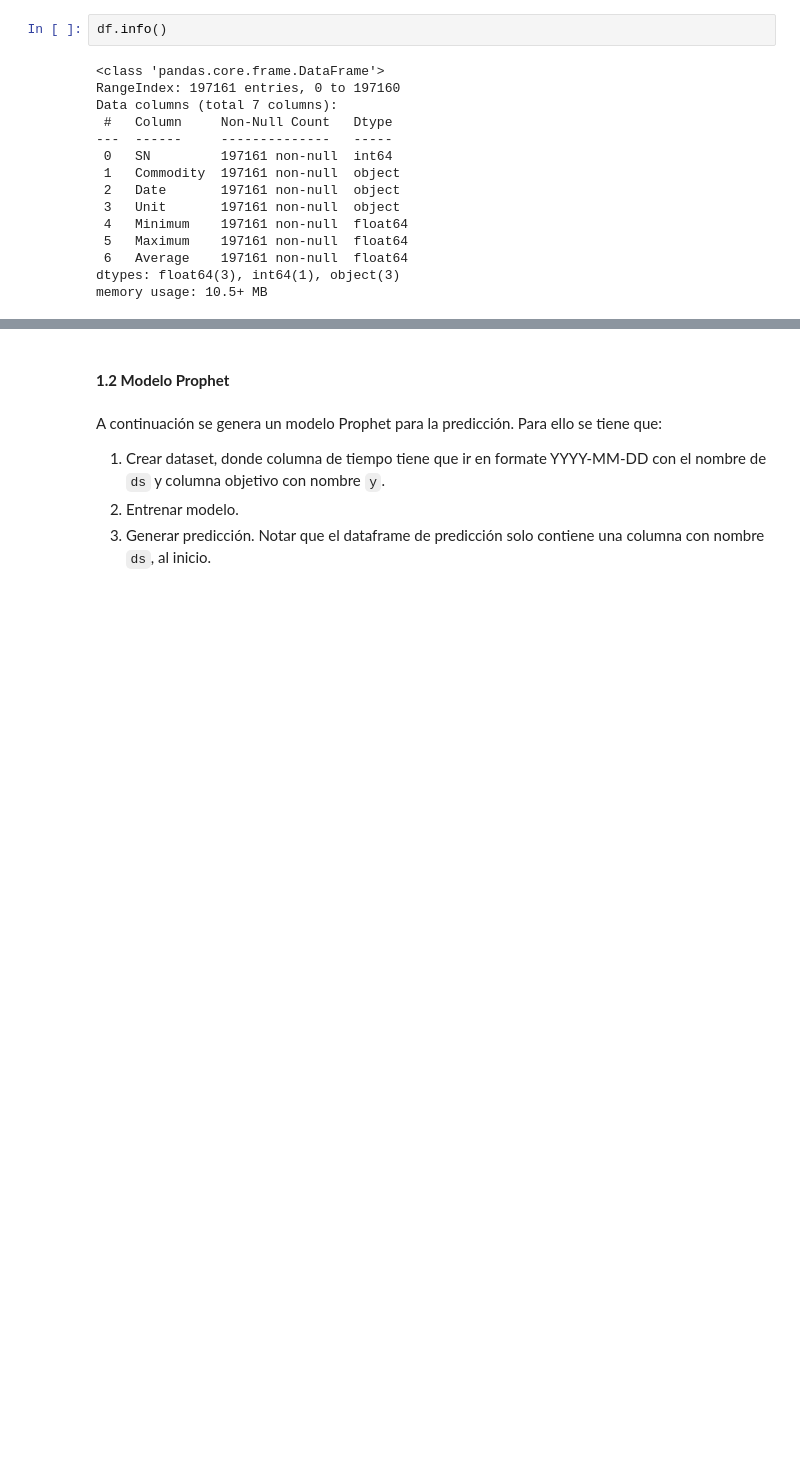
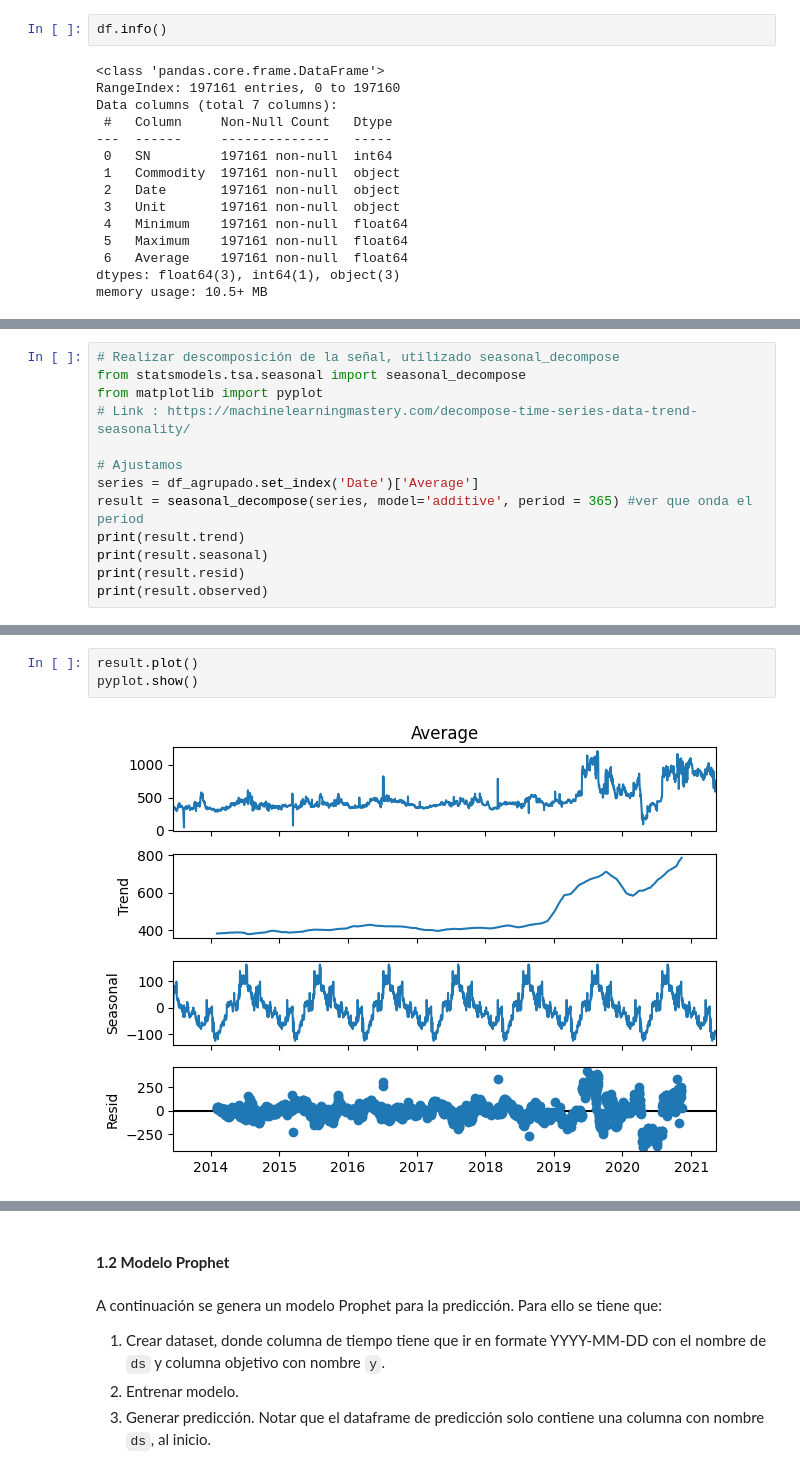
Before and after one commit to melaniejalea/Laboratorios-MDS7202, a Jupyter notebook: Laboratorio 8/Lab8.ipynb, the cells around one changed output, grey strips where cells are left out. Drawn from its saved outputs; the diff is of its cells as text; blank space fills up the shorter version.

```diff
--- a/Laboratorio 8/Lab8.ipynb
+++ b/Laboratorio 8/Lab8.ipynb
@@ -235,0 +249,13 @@ from statsmodels.tsa.seasonal import seasonal_decompose
+# %%
+# Realizar descomposición de la señal, utilizado seasonal_decompose
+from statsmodels.tsa.seasonal import seasonal_decompose
+from matplotlib import pyplot
+# Link : https://machinelearningmastery.com/decompose-time-series-data-trend-seasonality/
+
+# Ajustamos
+series = df_agrupado.set_index('Date')['Average']
+result = seasonal_decompose(series, model='additive', period = 365) #ver que onda el period
+print(result.trend)
+print(result.seasonal)
+print(result.resid)
+print(result.observed)
@@ -235,0 +280,5 @@ from statsmodels.tsa.seasonal import seasonal_decompose
+# %%
+result.plot()
+pyplot.show()
+# %% [output]
+[figure, added]
```
Also changed, not shown: parts of 33 cells of this notebook.
